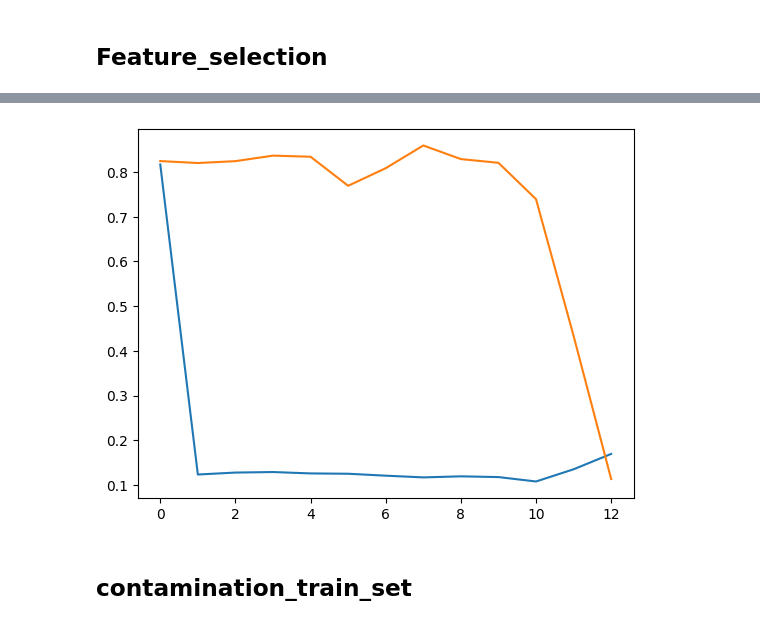
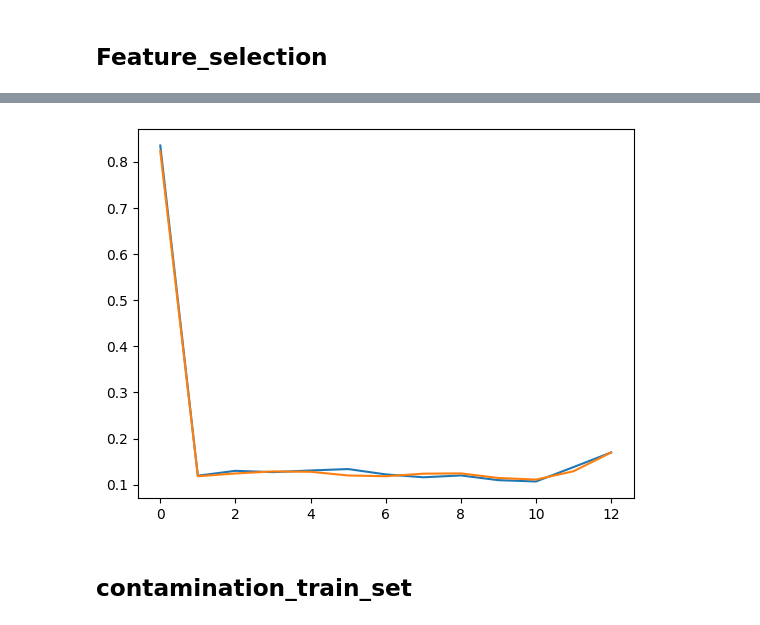
Before and after one commit to alessioarcudi/ExIFFI, a Jupyter notebook: notebooks/trial.ipynb, the cells around one changed output, grey strips where cells are left out. Cells and saved outputs as stored; diff of their text form; code cells hidden in the pictures.

Commit message:
plot_feature_selection

```diff
--- a/notebooks/trial.ipynb
+++ b/notebooks/trial.ipynb
@@ -101,4 +101,6 @@ dataset.drop_duplicates()
 
 I=ExtendedIsolationForest(True, n_estimators=100)
 # %%
-f2 = feature_selection(I,dataset,np.array([12,1,7,2,8,6,10,5,0,11,9,3,4]), inverse = True)
+f = feature_selection(I,dataset,np.array([12,1,7,2,8,6,10,5,0,11,9,3,4]), inverse = True)
+# %%
+f_inverse = feature_selection(I,dataset,np.array([12,1,7,2,8,6,10,5,0,11,9,3,4]), inverse = True)
@@ -104,0 +109,3 @@ f2 = feature_selection(I,dataset,np.array([12,1,7,2,8,6,10,5,0,11,9,3,4]), inver
+# %%
+Precisions = namedtuple("Precisions",["direct","inverse","name","model"])
+file_data = Precisions(f,f_inverse, dataset.name , "EIF+")
@@ -105,9 +136,9 @@ f2 = feature_selection(I,dataset,np.array([12,1,7,2,8,6,10,5,0,11,9,3,4]), inver
 # %%
-plt.plot(f2.mean(axis=1))
-plt.plot(f.mean(axis=1))
+plt.plot(file_data.direct.mean(axis=1))
+plt.plot(file_data.inverse.mean(axis=1))
 plt.show()
 # %% [output]
-[figure, old version]
+[figure, new version]
 # %% [markdown]
 ## contamination_train_set
 # %%
```
Also changed, not shown: parts of 3 cells of this notebook, 2 other files.
